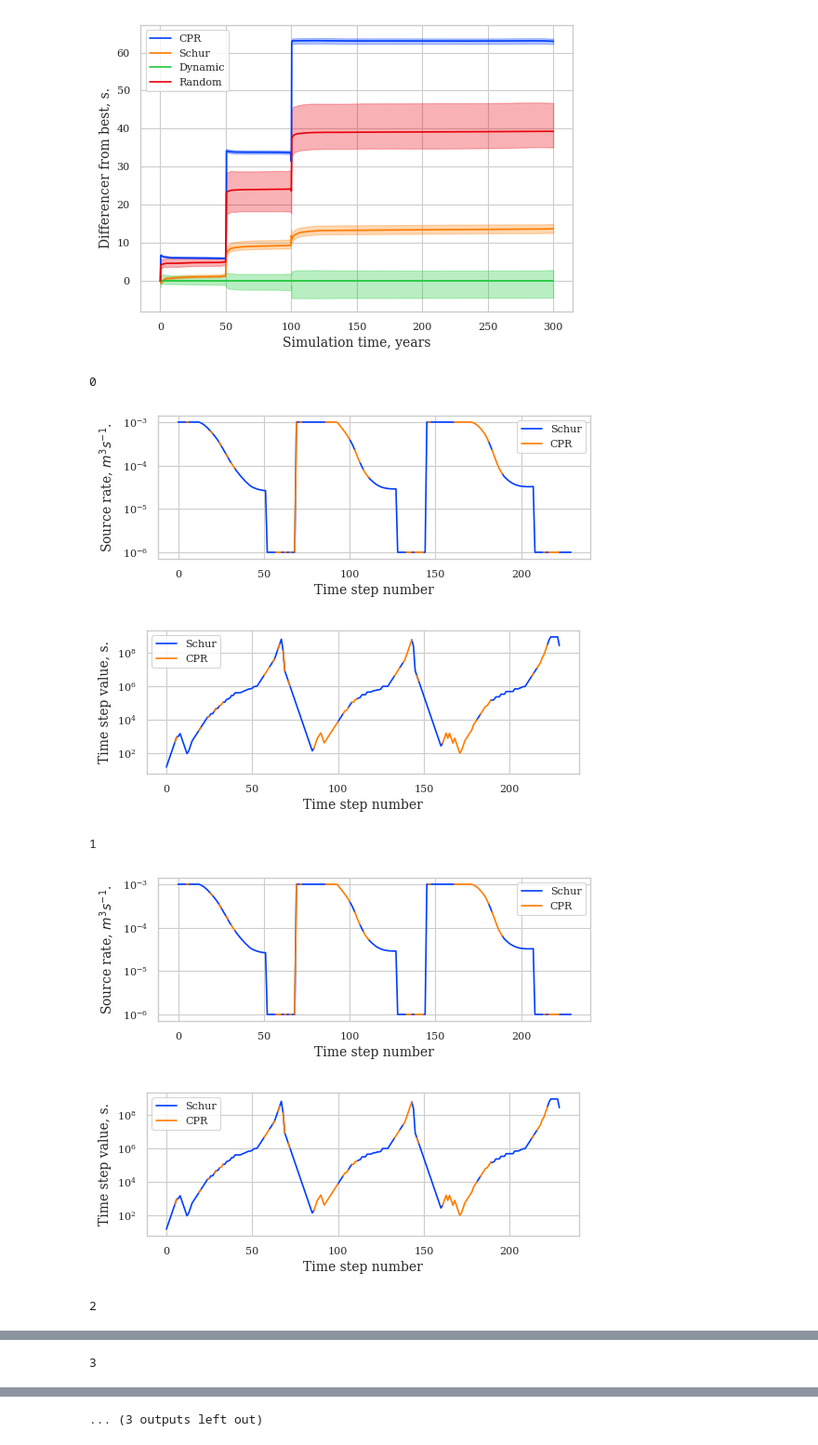
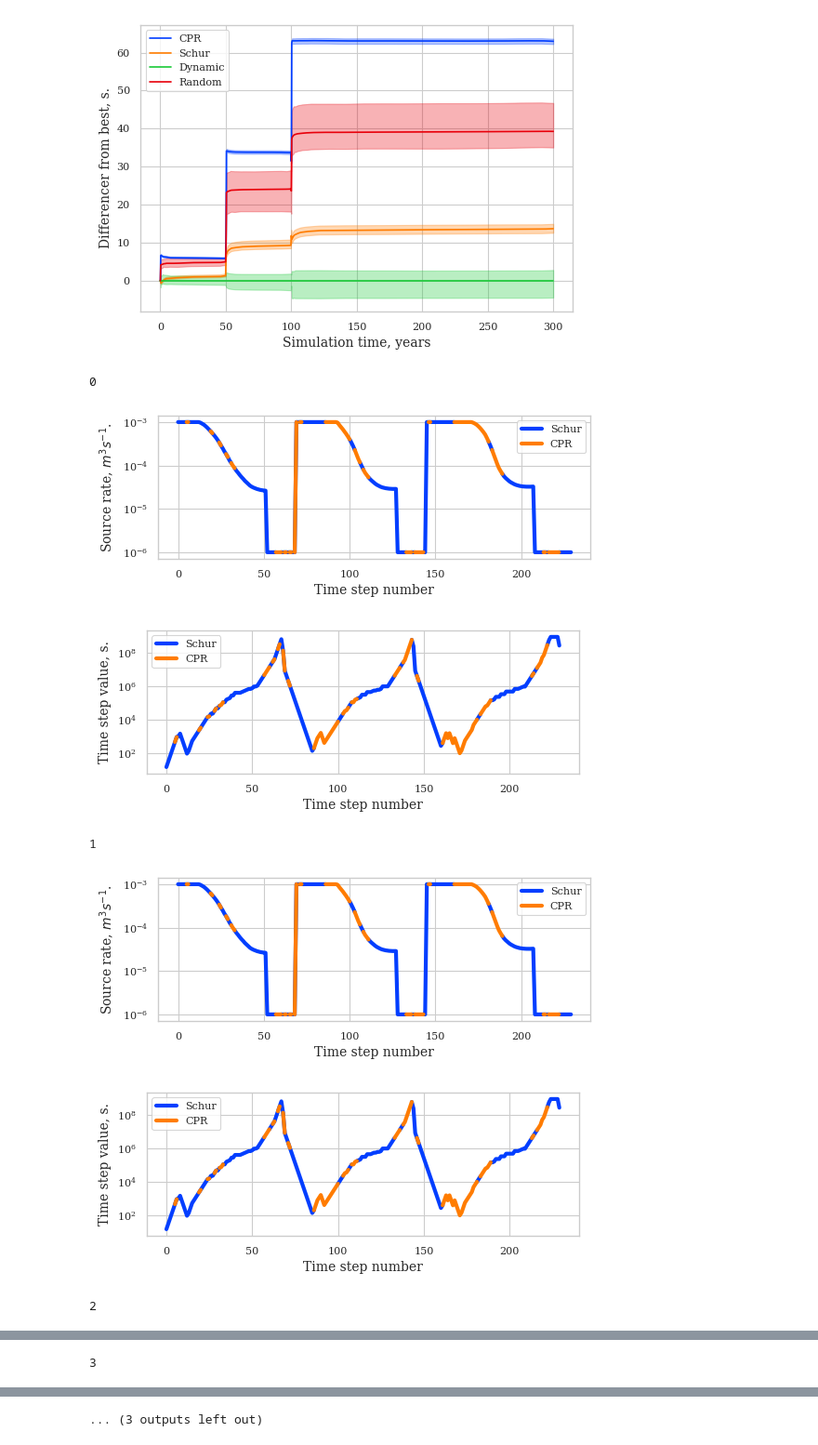
Before and after one commit to Yuriyzabegaev/solver_selector, a Jupyter notebook: examples/1/results_1_thermal.ipynb, the cells around one changed output, grey strips where cells are left out. Shown: that part at 93% size. Drawn from its saved outputs; the diff is of its cells as text; code cells hidden in the pictures.

```diff
--- a/examples/1/results_1_thermal.ipynb
+++ b/examples/1/results_1_thermal.ipynb
@@ -228,12 +228,11 @@ def color_using_schur(using_schur, values, x=None):
     using_cpr = ~using_schur
     using_schur[1:] += using_schur[:-1]
     using_schur[:-1] += using_schur[1:]
-    if x is not None:
-        plt.plot(x, np.where(using_schur, values, None), label="Schur")
-        plt.plot(x, np.where(using_cpr, values, None), label="CPR")
-    else:
-        plt.plot(np.where(using_schur, values, None), label="Schur")
-        plt.plot(np.where(using_cpr, values, None), label="CPR")
+    lw = 3
+    if x is None:
+        x = np.arange(values.size)
+    plt.plot(x, np.where(using_schur, values, None), label="Schur", linewidth=lw)
+    plt.plot(x, np.where(using_cpr, values, None), label="CPR", linewidth=lw)
     plt.legend()
 
 
@@ -249,36 +248,36 @@ def make_using_schur_indices(perf: Sequence[SolverSelectionData], converged=True
 def plot_characteristics_color_schur(perf):
     using_schur = make_using_schur_indices(perf, converged=CONVERGED)
     time_step = make_time_step(perf, converged=CONVERGED)
     inlet_rate = make_inlet_rate(perf, converged=CONVERGED)
     # x = make_simulation_time(perf, converged=CONVERGED)
     x = None
 
     plt.figure(figsize=(6, 2))
     color_using_schur(using_schur, inlet_rate, x)
     plt.ylabel("Source rate, $m^3 s^{-1}$.")
     plt.xlabel("Time step number")
     plt.yscale("log")
     if save_media_path is not None:
         plt.savefig(save_media_path / "thermal_source.pdf", bbox_inches="tight")
 
     plt.figure(figsize=(6, 2))
     plt.ylabel("Time step value, s.")
     plt.xlabel("Time step number")
     color_using_schur(using_schur, time_step, x)
     plt.yscale("log")
     if save_media_path is not None:
         plt.savefig(save_media_path / "thermal_dt.pdf", bbox_inches="tight")
 
 
 for i, perf in enumerate(data["Dynamic"]):
     print(i)
     plot_characteristics_color_schur(data["Dynamic"][0])
     plt.show()
 # %% [output]
 0
-[figure, old version]
+[figure, new version]
-[figure, old version]
+[figure, new version]
 1
-[figure, old version]
+[figure, new version]
-[figure, old version]
+[figure, new version]
 2
```
Also changed, not shown: parts of 2 cells of this notebook, 18 other files.
